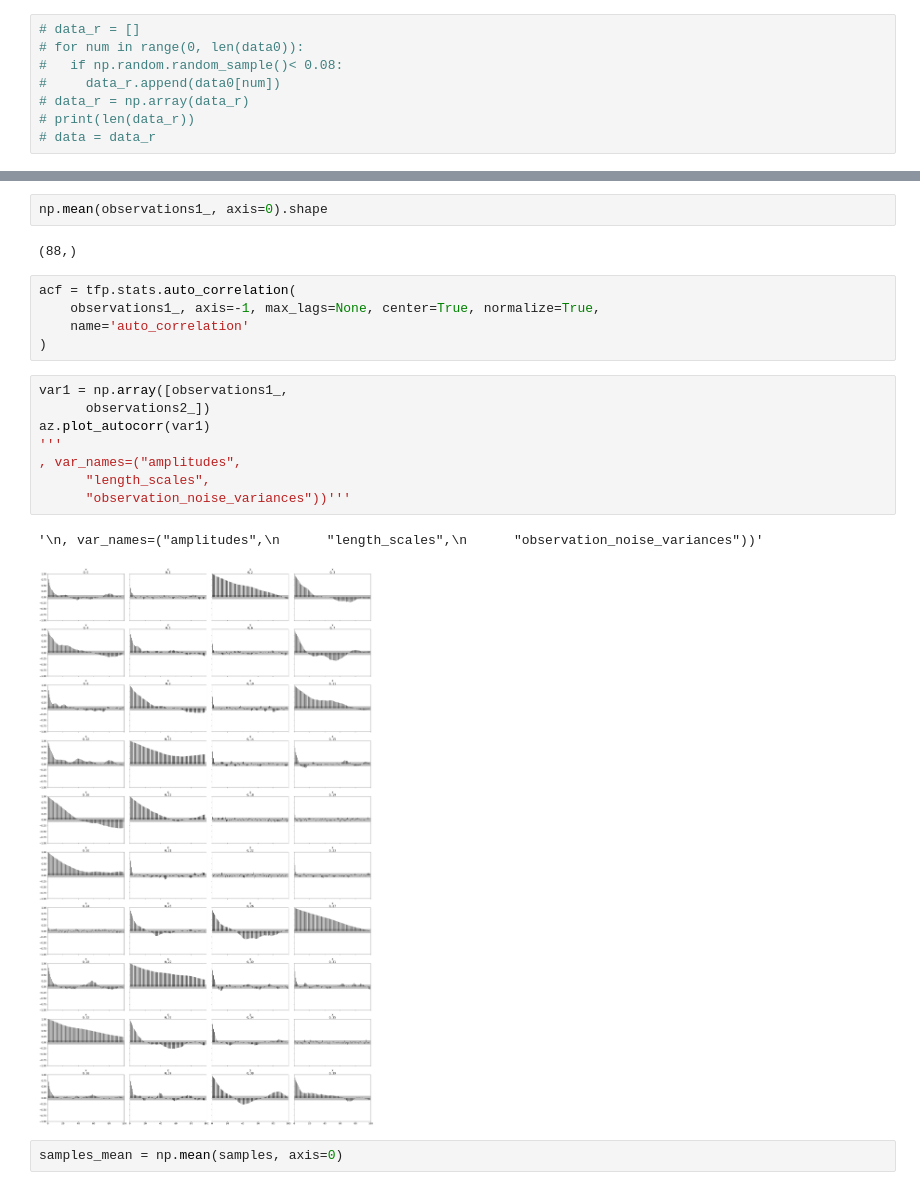
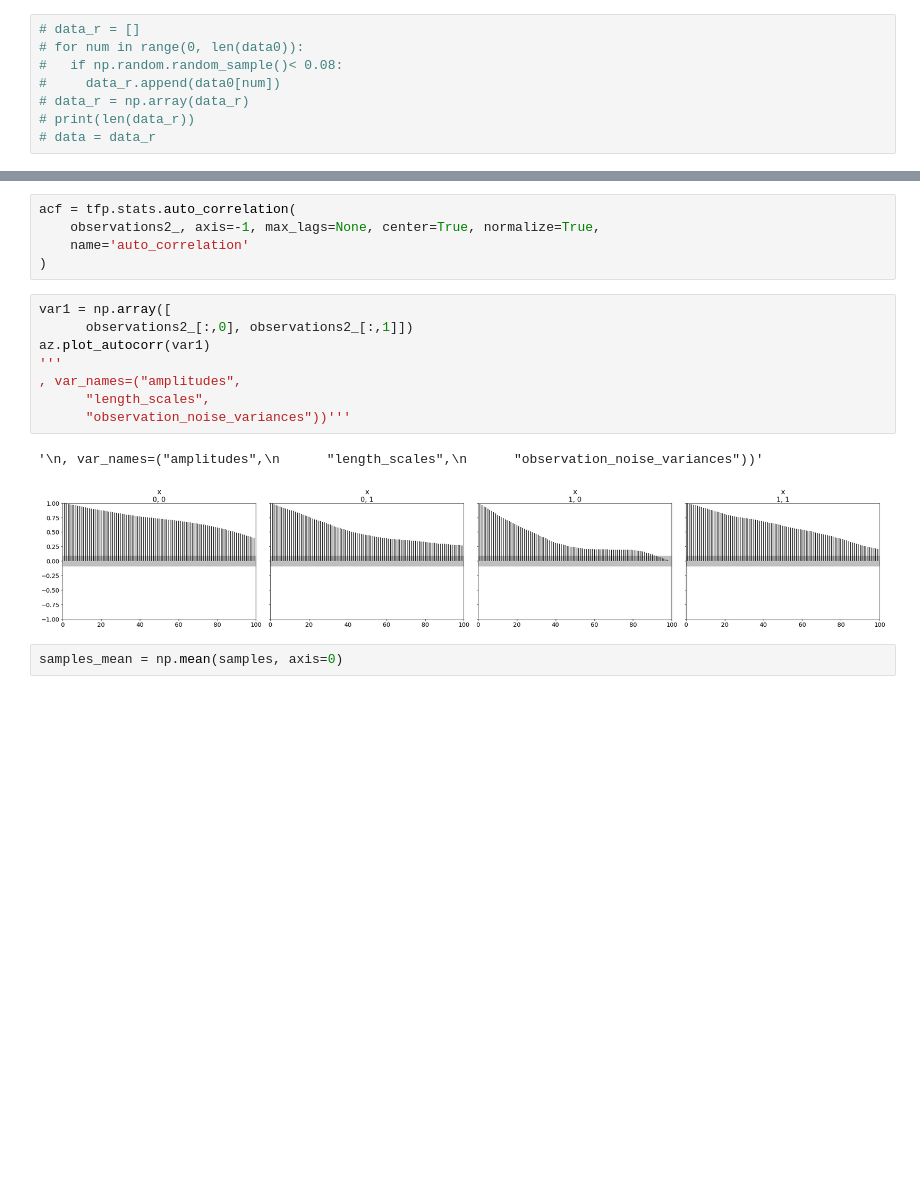
Before and after one commit to ni-phy/year4-project, a Jupyter notebook: Nikolas/gyrochronology/age_tfp_hmc.ipynb, the cells around one changed output, grey strips where cells are left out. Saved outputs shown, nothing was run; the diff lists cells and outputs as text; blank space fills up the shorter version.

```diff
--- a/Nikolas/gyrochronology/age_tfp_hmc.ipynb
+++ b/Nikolas/gyrochronology/age_tfp_hmc.ipynb
@@ -272,23 +269,19 @@ Acceptance rate: 0.7714545454545455
-# %%
-np.mean(observations1_, axis=0).shape
-# %% [output]
-(88,)
 # %%
 acf = tfp.stats.auto_correlation(
-    observations1_, axis=-1, max_lags=None, center=True, normalize=True,
+    observations2_, axis=-1, max_lags=None, center=True, normalize=True,
     name='auto_correlation'
 )
 # %%
-var1 = np.array([observations1_,
-      observations2_])
+var1 = np.array([
+      observations2_[:,0], observations2_[:,1]])
 az.plot_autocorr(var1)
 '''
 , var_names=("amplitudes",
       "length_scales",
       "observation_noise_variances"))'''
 # %% [output]
 '\n, var_names=("amplitudes",\n      "length_scales",\n      "observation_noise_variances"))'
-[figure, old version]
+[figure, new version]
 # %%
 samples_mean = np.mean(samples, axis=0)
 # %%
```
Also changed, not shown: parts of 10 cells of this notebook.
